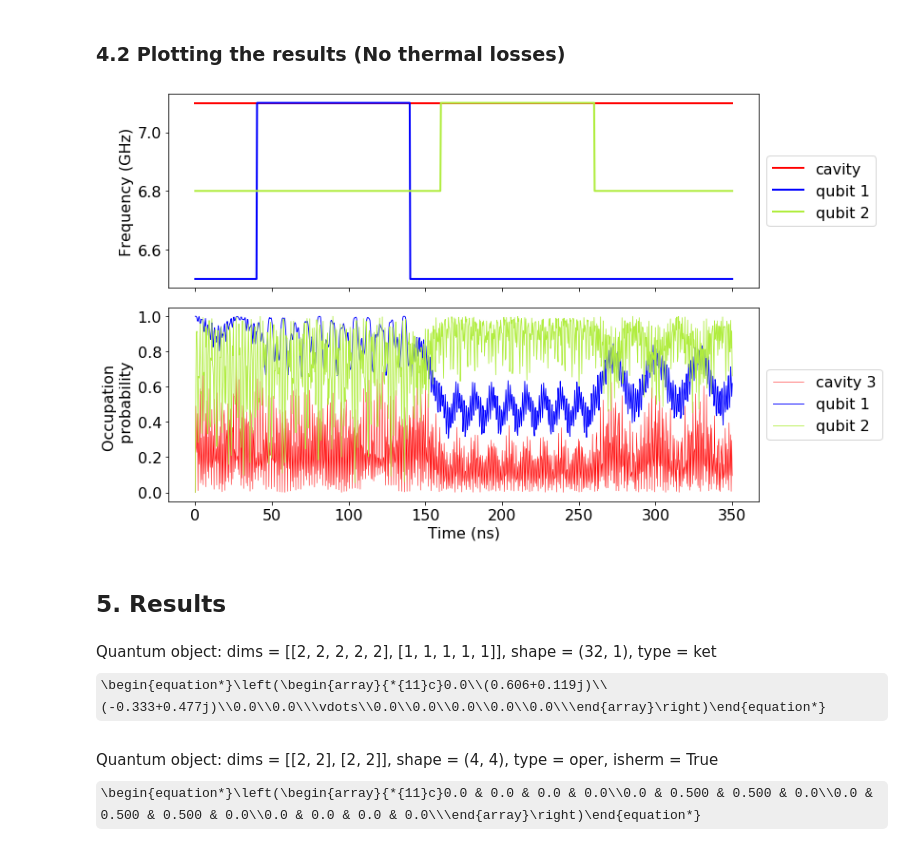
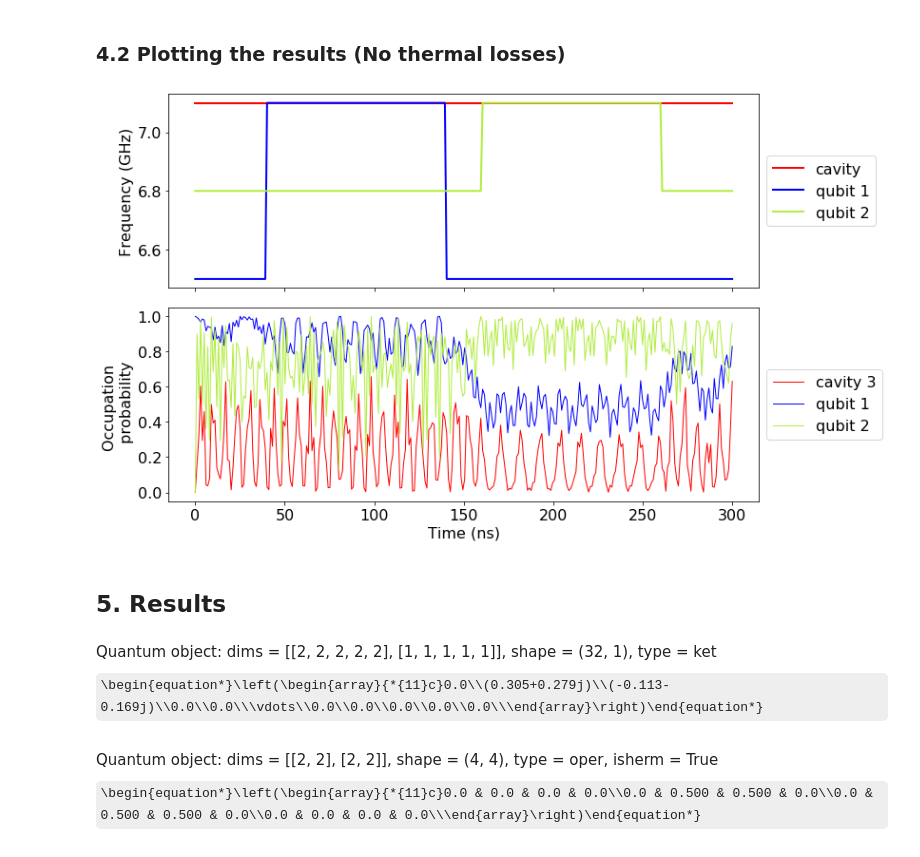
Before and after one commit to SoumyaShreeram/Qubit, a Jupyter notebook: control gates/iSWAP gate without thermal losses.ipynb, the cells around one changed output. Drawn from its saved outputs; the diff is of its cells as text; code cells hidden in the pictures; some formulas as TeX source.

```diff
--- a/control gates/iSWAP gate without thermal losses.ipynb
+++ b/control gates/iSWAP gate without thermal losses.ipynb
@@ -53,7 +53,7 @@ g_q2f = 2*pi*0.415   # qubit 2-fitler coupling
 numF = 3            # number of filters
 N = 2               # number of fock states
 
-times = np.linspace(0,350,1000)
+times = np.linspace(0,300,300)
 width = 0.5
 
 # resonant SQRT iSWAP gate
@@ -123,11 +123,11 @@ Hq1 = Hqubit(sz1)
 Hq2 = Hqubit(sz2)
 
 # Filter Hamiltonians (refer formula in the Introduction)
-H_f1 = tensor(destroy(N),create(N),qeye(N),qeye(2), qeye(2)) + tensor(create(N),destroy(N),qeye(N),qeye(2), qeye(2))
-H_f2 = tensor(qeye(N),create(N),destroy(N),qeye(2), qeye(2)) + tensor(qeye(N),destroy(N),create(N),qeye(2), qeye(2))
+H_f1 = tensor(destroy(N),create(N),qeye(N),qeye(2), qeye(2))
+H_f2 = tensor(qeye(N),create(N),destroy(N),qeye(2), qeye(2))
 
 Hf = numOp(a1) + numOp(a2) + numOp(a3)
-H_f12 = g_f1*H_f1+g_f2*H_f2
+H_f12 = g_f1*sumDagger(H_f1)+g_f2*sumDagger(H_f2)
 
 # Qubit-Filter Hamiltonian
 H_qf1 = tensor(destroy(N),qeye(N), qeye(N), sigmap(),qeye(2))
@@ -194,24 +194,24 @@ res = mesolve(H_t, psi0, times, c_ops, [])
 # %%
 fig, axes = plt.subplots(2, 1, sharex=True, figsize=(12,7))
 
 axes[0].plot(times, np.array(list(map(wf_t, times))) / (2*pi), 'r', linewidth=2, label="cavity")
 axes[0].plot(times, np.array(list(map(w1_t, times))) / (2*pi), 'b', linewidth=2, label="qubit 1")
 axes[0].plot(times, np.array(list(map(w2_t, times))) / (2*pi), '#b0ed3e', linewidth=2, label="qubit 2")
 axes[0].set_ylabel("Frequency (GHz)", fontsize=16)
 axes[0].legend(loc = 'center left', bbox_to_anchor = (1.0, 0.5))
 
 #axes[1].plot(times, np.real(expect(numOp(a1), res.states)), '--', linewidth=2, label="cavity 1")
-axes[1].plot(times, np.real(expect(numOp(a3), res.states)), 'r', linewidth=0.5, label="cavity 3")
-axes[1].plot(times, np.real(expect(n1, res.states)), 'b', linewidth=0.9, label="qubit 1")
-axes[1].plot(times, np.real(expect(n2, res.states)), '#b0ed3e', linewidth=0.8, label="qubit 2")
+axes[1].plot(times, np.real(expect(numOp(a3), res.states)), 'r', linewidth=1, label="cavity 3")
+axes[1].plot(times, np.real(expect(n1, res.states)), 'b', linewidth=1, label="qubit 1")
+axes[1].plot(times, np.real(expect(n2, res.states)), '#b0ed3e', linewidth=1, label="qubit 2")
 axes[1].set_xlabel("Time (ns)")
 axes[1].set_ylabel("Occupation \n probability")
 axes[1].legend(loc = 'center left', bbox_to_anchor = (1.0, 0.5))
 
 
 fig.tight_layout()
 # %% [output]
-[figure, old version]
+[figure, new version]
 # %% [markdown]
 ## 5. Results
 # %%
@@ -222,7 +222,7 @@ rho_final = res.states[-1]
 rho_qubits = ptrace(rho_final, [1,2])
 rho_final
 # %% [output]
-Quantum object: dims = [[2, 2, 2, 2, 2], [1, 1, 1, 1, 1]], shape = (32, 1), type = ket\begin{equation*}\left(\begin{array}{*{11}c}0.0\\(0.606+0.119j)\\(-0.333+0.477j)\\0.0\\0.0\\\vdots\\0.0\\0.0\\0.0\\0.0\\0.0\\\end{array}\right)\end{equation*}
+Quantum object: dims = [[2, 2, 2, 2, 2], [1, 1, 1, 1, 1]], shape = (32, 1), type = ket\begin{equation*}\left(\begin{array}{*{11}c}0.0\\(0.305+0.279j)\\(-0.113-0.169j)\\0.0\\0.0\\\vdots\\0.0\\0.0\\0.0\\0.0\\0.0\\\end{array}\right)\end{equation*}
 # %%
 # compare to the ideal result of the sqrtiswap gate (plus phase correction) for the current initial state
 rho_qubits_ideal = ket2dm(tensor(phasegate(0), phasegate(-pi/2)) * sqrtiswap() * tensor(basis(2,1), basis(2,0)))
```
Also changed, not shown: parts of 2 cells of this notebook, 4 other files.
